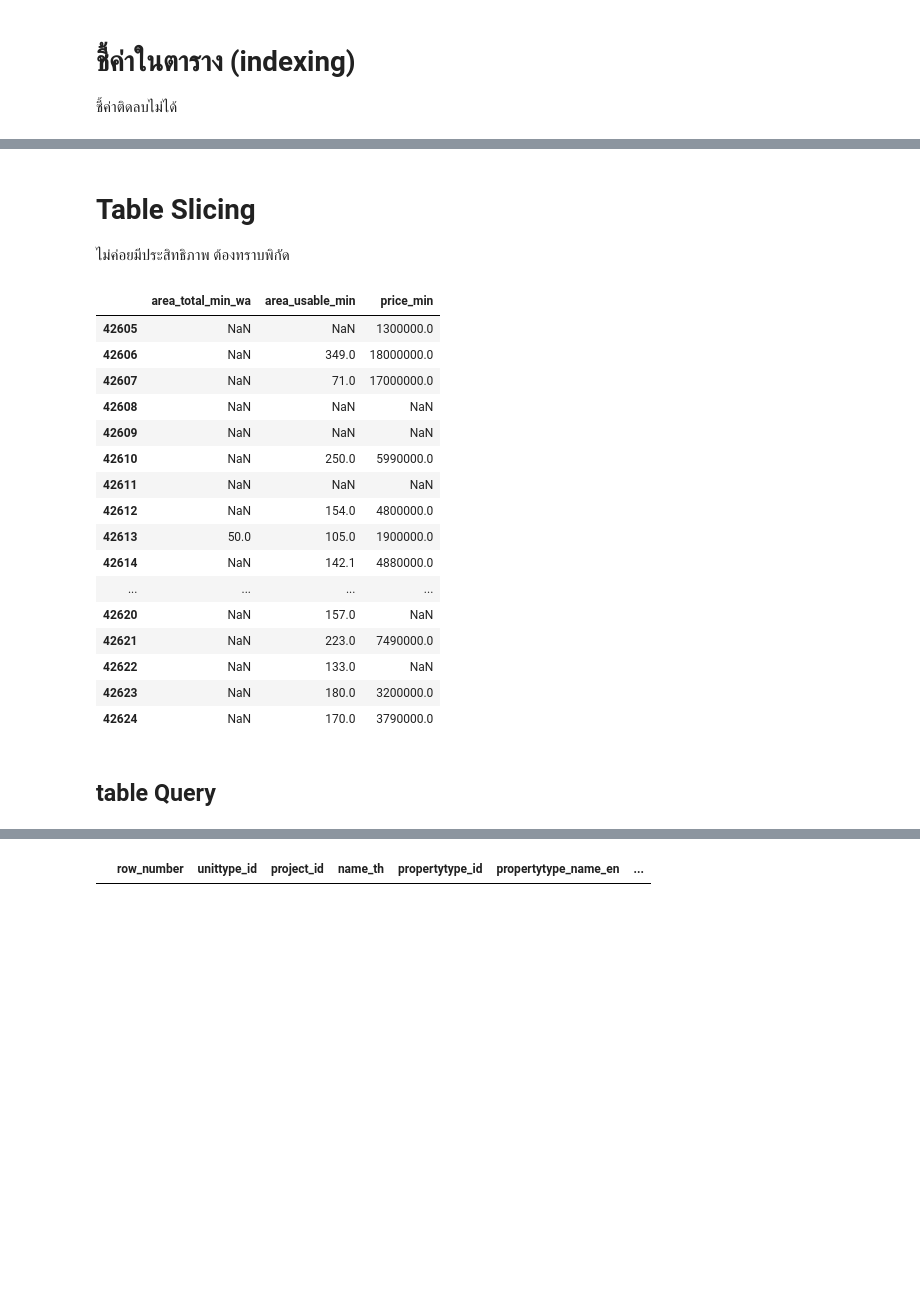
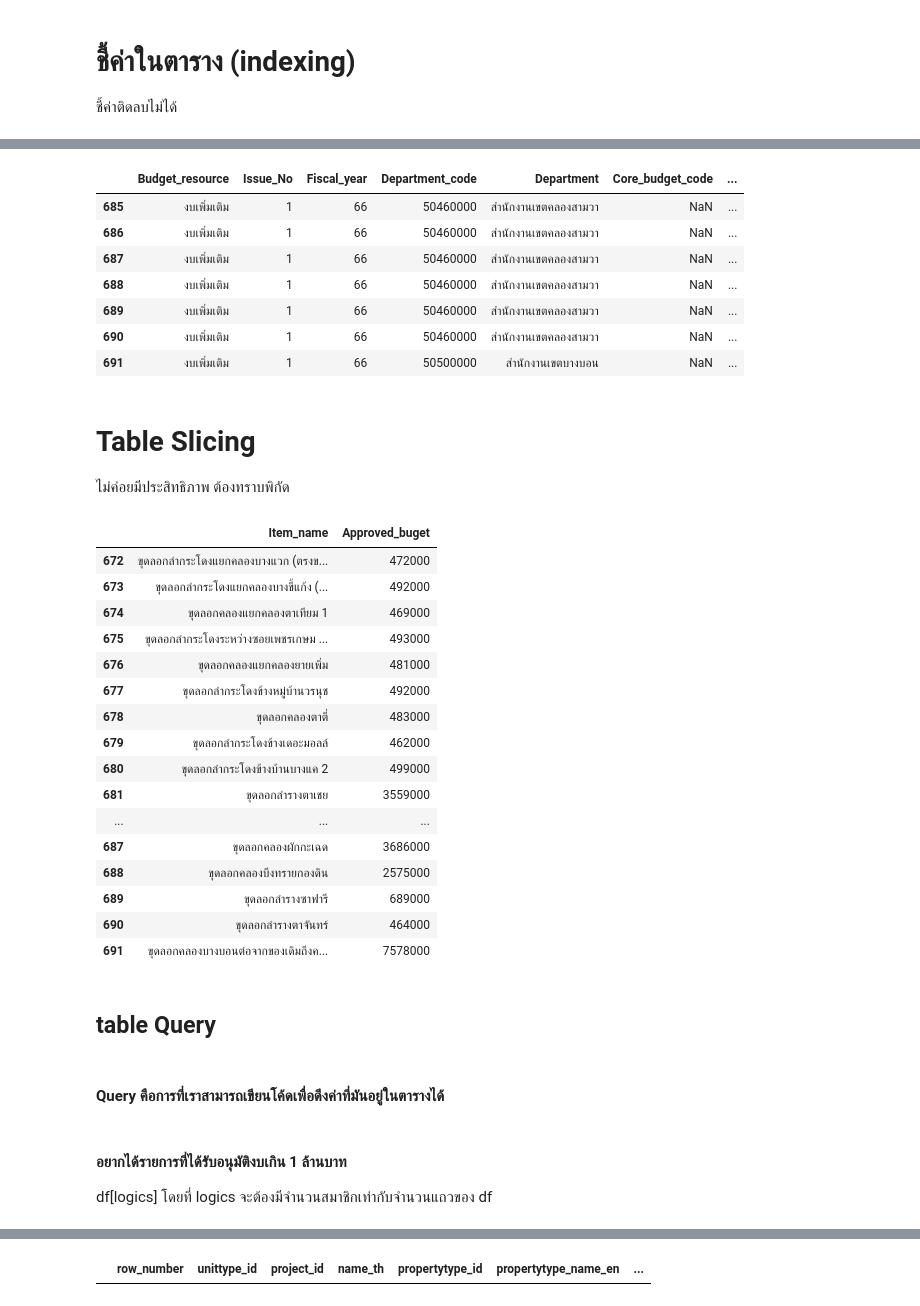
Before and after one commit to Penpitcha0634/python_dataviz2023, a Jupyter notebook: Pandas101.ipynb, the cells around one changed output, grey strips where cells are left out. Saved outputs shown, nothing was run; the diff lists cells and outputs as text; code cells hidden in the pictures; blank space fills up the shorter version.

```diff
--- a/Pandas101.ipynb
+++ b/Pandas101.ipynb
@@ -179,26 +149,42 @@ data1['propertytype_name_en'][42619]
+# %%
+ data1.tail(7)
+# %% [output]
+|  | Budget_resource | Issue_No | Fiscal_year | Department_code | Department | Core_budget_code | ... |
+| 685 | งบเพิ่มเติม | 1 | 66 | 50460000 | สำนักงานเขตคลองสามวา | NaN | ... |
+| 686 | งบเพิ่มเติม | 1 | 66 | 50460000 | สำนักงานเขตคลองสามวา | NaN | ... |
+| 687 | งบเพิ่มเติม | 1 | 66 | 50460000 | สำนักงานเขตคลองสามวา | NaN | ... |
+| 688 | งบเพิ่มเติม | 1 | 66 | 50460000 | สำนักงานเขตคลองสามวา | NaN | ... |
+| 689 | งบเพิ่มเติม | 1 | 66 | 50460000 | สำนักงานเขตคลองสามวา | NaN | ... |
+| 690 | งบเพิ่มเติม | 1 | 66 | 50460000 | สำนักงานเขตคลองสามวา | NaN | ... |
+| 691 | งบเพิ่มเติม | 1 | 66 | 50500000 | สำนักงานเขตบางบอน | NaN | ... |
 # %% [markdown]
 # Table Slicing
 ไม่ค่อยมีประสิทธิภาพ
 ต้องทราบพิกัด
-# %%
-data1.iloc[-20 :,7:10]
-# %% [output]
-|  | area_total_min_wa | area_usable_min | price_min |
-| 42605 | NaN | NaN | 1300000.0 |
-| 42606 | NaN | 349.0 | 18000000.0 |
-| 42607 | NaN | 71.0 | 17000000.0 |
-| 42608 | NaN | NaN | NaN |
-| 42609 | NaN | NaN | NaN |
-| 42610 | NaN | 250.0 | 5990000.0 |
-| 42611 | NaN | NaN | NaN |
-| 42612 | NaN | 154.0 | 4800000.0 |
-| 42613 | 50.0 | 105.0 | 1900000.0 |
-| 42614 | NaN | 142.1 | 4880000.0 |
-| ... | ... | ... | ... |
-| 42620 | NaN | 157.0 | NaN |
-| 42621 | NaN | 223.0 | 7490000.0 |
-| 42622 | NaN | 133.0 | NaN |
-| 42623 | NaN | 180.0 | 3200000.0 |
-| 42624 | NaN | 170.0 | 3790000.0 |
+# %%
+data1.iloc[-20 :,7:10] #แถวที่ -20 จนถึงคอลัมน์สุดท้าย และ คอลัมน์ที่ 7 จนถึง คอลัมน์ที่ 10
+# %% [output]
+|  | Item_name | Approved_buget |
+| 672 | ขุดลอกลำกระโดงแยกคลองบางแวก (ตรงข... | 472000 |
+| 673 | ขุดลอกลำกระโดงแยกคลองบางขี้แก้ง (... | 492000 |
+| 674 | ขุดลอกคลองแยกคลองตาเทียม 1 | 469000 |
+| 675 | ขุดลอกลำกระโดงระหว่างซอยเพชรเกษม ... | 493000 |
+| 676 | ขุดลอกคลองแยกคลองยายเพิ่ม | 481000 |
+| 677 | ขุดลอกลำกระโดงข้างหมู่บ้านวรนุช | 492000 |
+| 678 | ขุดลอกคลองตาตี่ | 483000 |
+| 679 | ขุดลอกลำกระโดงข้างเดอะมอลล์ | 462000 |
+| 680 | ขุดลอกลำกระโดงข้างบ้านบางแค 2 | 499000 |
+| 681 | ขุดลอกลำรางตาเชย | 3559000 |
+| ... | ... | ... |
+| 687 | ขุดลอกคลองผักกะเฉด | 3686000 |
+| 688 | ขุดลอกคลองบึงทรายกองดิน | 2575000 |
+| 689 | ขุดลอกลำรางซาฟารี | 689000 |
+| 690 | ขุดลอกลำรางตาจันทร์ | 464000 |
+| 691 | ขุดลอกคลองบางบอนต่อจากของเดิมถึงค... | 7578000 |
 # %% [markdown]
  ## table Query
+# %% [markdown]
+#### Query คือการที่เราสามารถเขียนโค้ดเพื่อดึงค่าที่มันอยู่ในตารางได้
+# %% [markdown]
+#### อยากได้รายการที่ได้รับอนุมัติงบเกิน 1 ล้านบาท
+df[logics]       โดยที่ logics จะต้องมีจำนวนสมาชิกเท่ากับจำนวนแถวของ df
```
Also changed, not shown: parts of 25 cells of this notebook.
